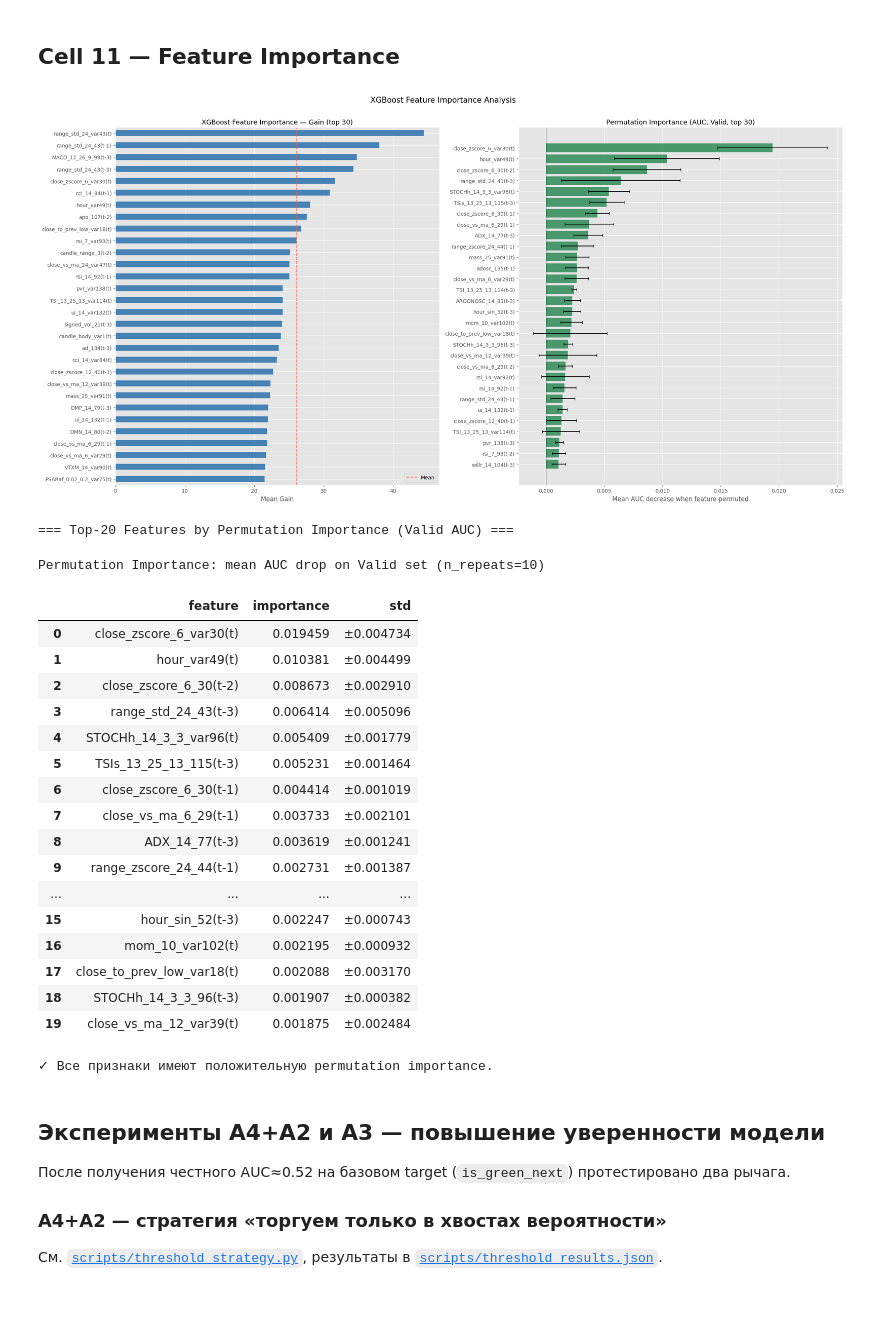
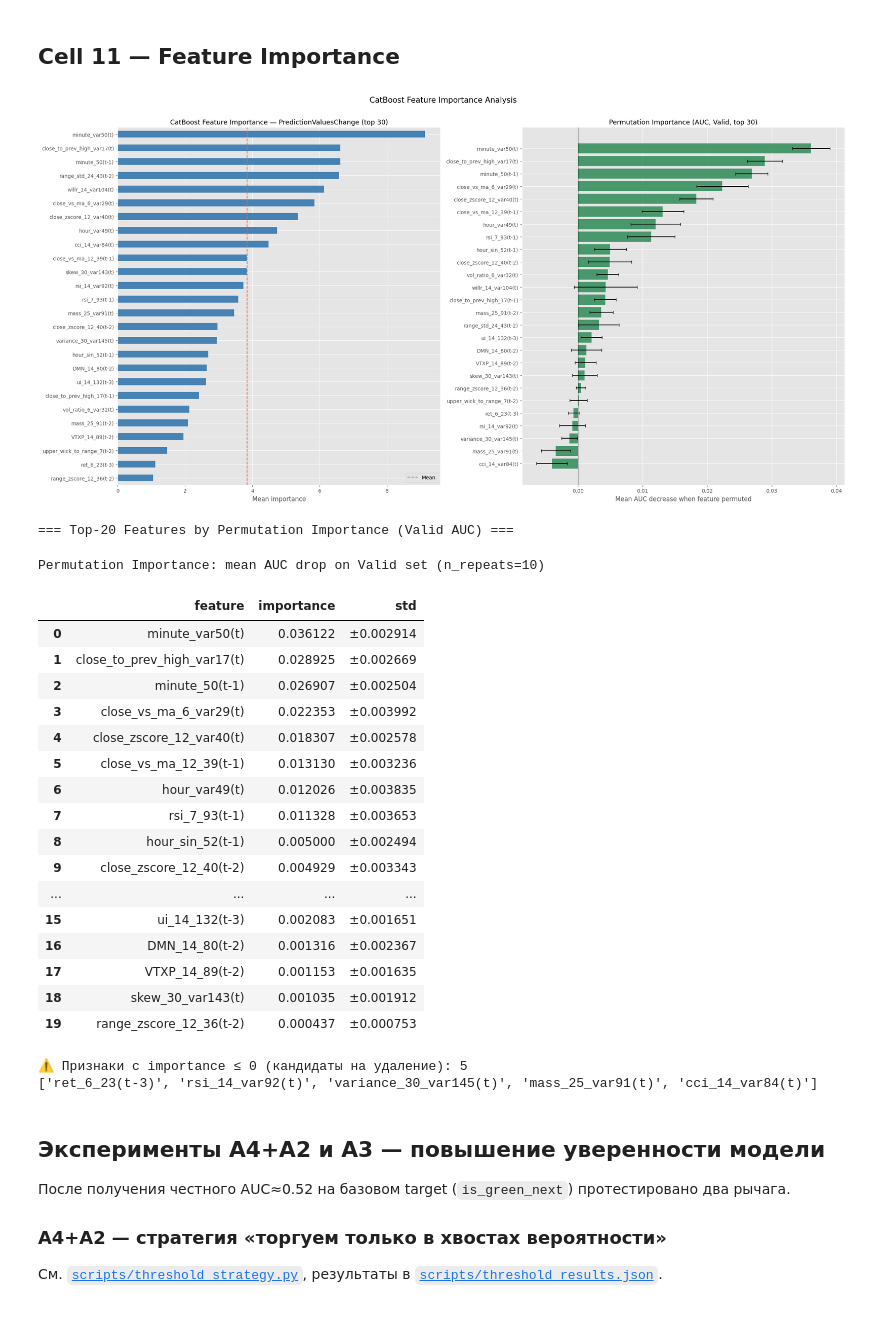
Before and after one commit to jekamalyshev/sber-intraday-pipeline, a Jupyter notebook: sber_intraday_pipeline.ipynb, the cells around one changed output. Cells and saved outputs as stored; diff of their text form; code cells hidden in the pictures.

```diff
--- a/sber_intraday_pipeline.ipynb
+++ b/sber_intraday_pipeline.ipynb
@@ -370,9 +372,9 @@ def add_ta_features(df, verbose=True):
     return out
 
 # ── Параметры ATR-target (из эксперимента A3, победитель grid search) ────
-# K_BARS=5, K_ATR=1.0 → target=1 если CLOSE сдвинется на ≥1·ATR за 5 свечей вперёд,
-# 0 если на ≤−1·ATR, иначе строка отбрасывается. Подробнее в README → Эксперименты A3.
-K_BARS = 5
+# K_BARS=3, K_ATR=1.0 → target=1 если CLOSE сдвинется на ≥1·ATR за 3 свечи (15 мин) вперёд,
+# 0 если на ≤−1·ATR, иначе строка отбрасывается. Победитель sensitivity grid (см. README).
+K_BARS = 3
 K_ATR = 1.0
 
 def add_target(df, k_bars: int = K_BARS, k_atr: float = K_ATR, atr_col: str = 'atr_14'):
@@ -890,20 +897,20 @@ Green = best value per column | Lower is better for LogLoss/Brier | Higher is be
 TOP_N = 30
 
 # ── Анализ важности признаков двумя независимыми методами ───────────────
-# 1) Built-in gain — суммарное улучшение функции потерь от сплитов по фиче,
+# 1) Built-in CatBoost feature importance (PredictionValuesChange) —
+#    среднее изменение предсказания при изменении значения признака,
 #    быстрый, но смещён в пользу признаков с высокой кардинальностью.
 # 2) Permutation importance — насколько падает метрика при перемешивании
 #    значений признака; устойчив к коллинеарности и более интерпретируем.
-# ── 1. Built-in importance (gain) ────────────────────────────────────────
+# ── 1. Built-in importance (CatBoost) ────────────────────────────────────
 importance_gain = (
-    pd.Series(final_model.get_booster().get_score(importance_type='gain'))
+    pd.Series(final_model.get_feature_importance(), index=final_X_train.columns)
     .sort_values(ascending=False)
     .head(TOP_N)
 )
 
 # ── 2. Permutation importance на Valid ───────────────────────────────────
 # n_repeats=10 — усредняем для устойчивости; scoring='roc_auc' — целевая метрика.
-# Считаем на X_valid, который модель не видела во время обучения весов.
 perm_result = permutation_importance(
     final_model, final_X_valid, y_valid,
     n_repeats=10, scoring='roc_auc', random_state=42, n_jobs=-1,
@@ -920,62 +927,63 @@ perm_df = (
 fig, axes = plt.subplots(1, 2, figsize=(22, 11))
 
 importance_gain.sort_values().plot(kind='barh', ax=axes[0], color='steelblue', edgecolor='none')
-axes[0].set_title(f'XGBoost Feature Importance — Gain (top {TOP_N})', fontsize=13)
-axes[0].set_xlabel('Mean Gain')
+axes[0].set_title(f'CatBoost Feature Importance — PredictionValuesChange (top {TOP_N})', fontsize=13)
+axes[0].set_xlabel('Mean importance')
 axes[0].axvline(importance_gain.mean(), color='tomato', linestyle='--', lw=1.5, label='Mean')
 axes[0].legend()
 
 perm_plot = perm_df.sort_values('importance')
 axes[1].barh(perm_plot['feature'], perm_plot['importance'], xerr=perm_plot['std'],
              color='seagreen', edgecolor='none', alpha=0.85, capsize=3)
 axes[1].axvline(0, color='black', lw=0.8)
 axes[1].set_title(f'Permutation Importance (AUC, Valid, top {TOP_N})', fontsize=13)
 axes[1].set_xlabel('Mean AUC decrease when feature permuted')
 
-plt.suptitle('XGBoost Feature Importance Analysis', fontsize=15, y=1.01)
+plt.suptitle('CatBoost Feature Importance Analysis', fontsize=15, y=1.01)
 plt.tight_layout(); plt.show()
 
 # ── Сводная таблица топ-20 ────────────────────────────────────────────────
 print('\n=== Top-20 Features by Permutation Importance (Valid AUC) ===')
 display(
     perm_df.head(20)
     .assign(importance=lambda d: d['importance'].round(6),
             std=lambda d: d['std'].round(6))
     .reset_index(drop=True)
     .style.bar(subset=['importance'], color='#5fba7d', vmin=0)
     .format({'importance': '{:.6f}', 'std': '±{:.6f}'})
     .set_caption('Permutation Importance: mean AUC drop on Valid set (n_repeats=10)')
 )
 
 # ── Кандидаты на удаление ────────────────────────────────────────────────
 zero_perm = perm_df[perm_df['importance'] <= 0]['feature'].tolist()
 if zero_perm:
     print(f'\n⚠️ Признаки с importance ≤ 0 (кандидаты на удаление): {len(zero_perm)}')
     print(zero_perm)
 else:
     print('\n✓ Все признаки имеют положительную permutation importance.')
 # %% [output]
-[figure, old version]
+[figure, new version]
 === Top-20 Features by Permutation Importance (Valid AUC) ===
 Permutation Importance: mean AUC drop on Valid set (n_repeats=10)
 |  | feature | importance | std |
-| 0 | close_zscore_6_var30(t) | 0.019459 | ±0.004734 |
-| 1 | hour_var49(t) | 0.010381 | ±0.004499 |
-| 2 | close_zscore_6_30(t-2) | 0.008673 | ±0.002910 |
-| 3 | range_std_24_43(t-3) | 0.006414 | ±0.005096 |
-| 4 | STOCHh_14_3_3_var96(t) | 0.005409 | ±0.001779 |
-| 5 | TSIs_13_25_13_115(t-3) | 0.005231 | ±0.001464 |
-| 6 | close_zscore_6_30(t-1) | 0.004414 | ±0.001019 |
-| 7 | close_vs_ma_6_29(t-1) | 0.003733 | ±0.002101 |
-| 8 | ADX_14_77(t-3) | 0.003619 | ±0.001241 |
-| 9 | range_zscore_24_44(t-1) | 0.002731 | ±0.001387 |
+| 0 | minute_var50(t) | 0.036122 | ±0.002914 |
+| 1 | close_to_prev_high_var17(t) | 0.028925 | ±0.002669 |
+| 2 | minute_50(t-1) | 0.026907 | ±0.002504 |
+| 3 | close_vs_ma_6_var29(t) | 0.022353 | ±0.003992 |
+| 4 | close_zscore_12_var40(t) | 0.018307 | ±0.002578 |
+| 5 | close_vs_ma_12_39(t-1) | 0.013130 | ±0.003236 |
+| 6 | hour_var49(t) | 0.012026 | ±0.003835 |
+| 7 | rsi_7_93(t-1) | 0.011328 | ±0.003653 |
+| 8 | hour_sin_52(t-1) | 0.005000 | ±0.002494 |
+| 9 | close_zscore_12_40(t-2) | 0.004929 | ±0.003343 |
 | ... | ... | ... | ... |
-| 15 | hour_sin_52(t-3) | 0.002247 | ±0.000743 |
-| 16 | mom_10_var102(t) | 0.002195 | ±0.000932 |
-| 17 | close_to_prev_low_var18(t) | 0.002088 | ±0.003170 |
-| 18 | STOCHh_14_3_3_96(t-3) | 0.001907 | ±0.000382 |
-| 19 | close_vs_ma_12_var39(t) | 0.001875 | ±0.002484 |
+| 15 | ui_14_132(t-3) | 0.002083 | ±0.001651 |
+| 16 | DMN_14_80(t-2) | 0.001316 | ±0.002367 |
+| 17 | VTXP_14_89(t-2) | 0.001153 | ±0.001635 |
+| 18 | skew_30_var143(t) | 0.001035 | ±0.001912 |
+| 19 | range_zscore_12_36(t-2) | 0.000437 | ±0.000753 |
-✓ Все признаки имеют положительную permutation importance.
+⚠️ Признаки с importance ≤ 0 (кандидаты на удаление): 5
+['ret_6_23(t-3)', 'rsi_14_var92(t)', 'variance_30_var145(t)', 'mass_25_var91(t)', 'cci_14_var84(t)']
 # %% [markdown]
 ## Эксперименты A4+A2 и A3 — повышение уверенности модели
 
```
Also changed, not shown: parts of 12 cells of this notebook, 8 other files.
